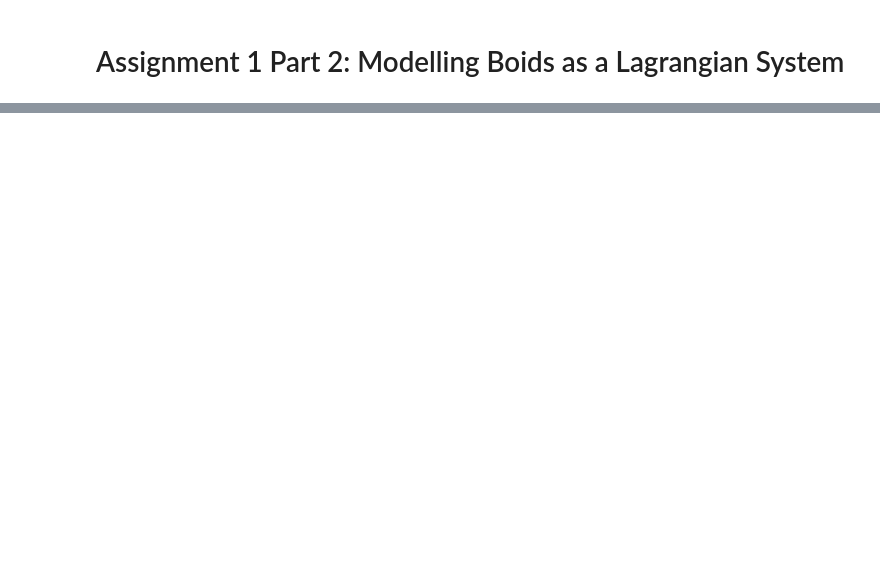
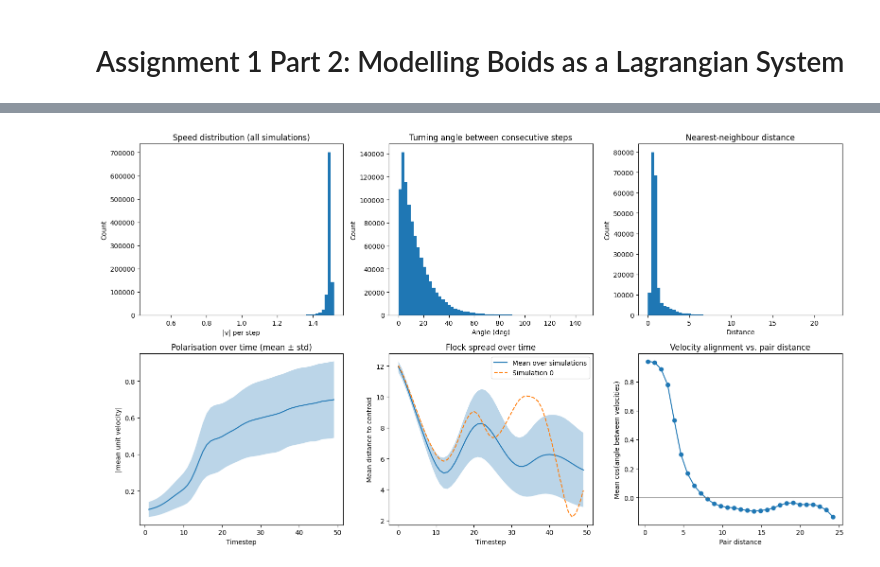
Before and after one commit to ssoda44/ml4sci_ass1, a Jupyter notebook: assignments/Assignment_1_part_2.ipynb, the cells around one changed output, grey strips where cells are left out. Drawn from its saved outputs; the diff is of its cells as text; code cells hidden in the pictures; blank space fills up the shorter version.

```diff
--- a/assignments/Assignment_1_part_2.ipynb
+++ b/assignments/Assignment_1_part_2.ipynb
@@ -122,2 +257,94 @@ FileNotFoundError: Data file not found at c:\Users\19670\Desktop\ml4sci-2026\ass
 # %%
 # Perform the exploratory data analysis here
+
+with open(boids_dataset.path, "rb") as f:
+    raw = pickle.load(f)
+data = T.as_tensor(np.array(raw), dtype=T.float32)   # (S, T, N, 3)
+del raw
+S, T_len, N, D = data.shape
+
+print("Number of simulations:", S)
+print("Trajectory length:", T_len)
+print("Number of boids:", N)
+print("Spatial dimensions:", D)
+print("Position range per axis:", data.amin(dim=(0, 1, 2)).tolist(), "->", data.amax(dim=(0, 1, 2)).tolist())
+
+# Kinematics (time unit = one simulation step)
+velocity = data[:, 1:] - data[:, :-1]                       # (S, T-1, N, 3)
+speed = velocity.norm(dim=-1)                               # (S, T-1, N)
+unit_velocity = velocity / speed.unsqueeze(-1).clamp_min(1e-8)
+
+# Turning angle between consecutive velocity vectors
+cos_turn = (unit_velocity[:, 1:] * unit_velocity[:, :-1]).sum(dim=-1).clamp(-1, 1)
+turning_angle = T.rad2deg(T.acos(cos_turn))                 # (S, T-2, N)
+
+# Polarisation = |mean unit velocity|: 1 = all aligned, ~0 = random directions
+polarisation = unit_velocity.mean(dim=2).norm(dim=-1)       # (S, T-1)
+
+# Flock spread = mean distance to the flock centroid
+spread = (data - data.mean(dim=2, keepdim=True)).norm(dim=-1).mean(dim=2)   # (S, T)
+
+print(f"Speed: mean {speed.mean():.4f}, std {speed.std():.4f}, min {speed.min():.4f}, max {speed.max():.4f}")
+print(f"Turning angle per step: mean {turning_angle.mean():.2f} deg, "
+      f"95th pct {turning_angle.flatten()[::10].quantile(0.95):.2f} deg")
+
+# Interactions (subsample: 200 simulations, every 5th frame)
+sub_pos = data[:200, 1::5]                    # x_t
+sub_vel = velocity[:200, 0::5]                # v_t = x_t - x_{t-1}, same frames
+frames_pos = sub_pos.flatten(0, 1)            # (F, N, 3)
+frames_vel = sub_vel.flatten(0, 1)
+
+pair_dist = T.cdist(frames_pos, frames_pos)   # (F, N, N)
+eye = T.eye(N, dtype=T.bool)
+nearest_neighbour = pair_dist.masked_fill(eye, float("inf")).min(dim=-1).values
+
+frames_unit = frames_vel / frames_vel.norm(dim=-1, keepdim=True).clamp_min(1e-8)
+pair_cos = frames_unit @ frames_unit.transpose(1, 2)   # velocity alignment of each pair
+
+off_diag = ~eye.expand_as(pair_dist)
+d_flat = pair_dist[off_diag].numpy()
+c_flat = pair_cos[off_diag].numpy()
+bins = np.linspace(0, np.percentile(d_flat, 99), 30)
+bin_id = np.clip(np.digitize(d_flat, bins) - 1, 0, len(bins) - 2)
+mean_cos = np.bincount(bin_id, weights=c_flat, minlength=len(bins) - 1) / np.maximum(
+    np.bincount(bin_id, minlength=len(bins) - 1), 1)
+bin_centres = 0.5 * (bins[1:] + bins[:-1])
+
+print(f"Nearest-neighbour distance: mean {nearest_neighbour.mean():.3f}, min {nearest_neighbour.min():.3f}")
+
+# Plots
+fig, axes = plt.subplots(2, 3, figsize=(16, 9))
+
+axes[0, 0].hist(speed.flatten()[::10].numpy(), bins=60)
+axes[0, 0].set(title="Speed distribution (all simulations)", xlabel="|v| per step", ylabel="Count")
+
+axes[0, 1].hist(turning_angle.flatten()[::10].numpy(), bins=60)
+axes[0, 1].set(title="Turning angle between consecutive steps", xlabel="Angle (deg)", ylabel="Count")
+
+axes[0, 2].hist(nearest_neighbour.flatten().numpy(), bins=60)
+axes[0, 2].set(title="Nearest-neighbour distance", xlabel="Distance", ylabel="Count")
+
+t_vel = np.arange(1, T_len)
+m, s = polarisation.mean(0).numpy(), polarisation.std(0).numpy()
+axes[1, 0].plot(t_vel, m)
+axes[1, 0].fill_between(t_vel, m - s, m + s, alpha=0.3)
+axes[1, 0].set(title="Polarisation over time (mean ± std)", xlabel="Timestep", ylabel="|mean unit velocity|")
+
+t_pos = np.arange(T_len)
+m, s = spread.mean(0).numpy(), spread.std(0).numpy()
+axes[1, 1].plot(t_pos, m, label="Mean over simulations")
+axes[1, 1].fill_between(t_pos, m - s, m + s, alpha=0.3)
+axes[1, 1].plot(t_pos, spread[0].numpy(), "--", label="Simulation 0")
+axes[1, 1].set(title="Flock spread over time", xlabel="Timestep", ylabel="Mean distance to centroid")
+axes[1, 1].legend()
+
+axes[1, 2].plot(bin_centres, mean_cos, marker="o")
+axes[1, 2].axhline(0, color="grey", lw=0.8)
+axes[1, 2].set(title="Velocity alignment vs. pair distance", xlabel="Pair distance",
+               ylabel="Mean cos(angle between velocities)")
+
+plt.tight_layout()
+plt.show()
+
+del pair_dist, pair_cos, d_flat, c_flat
+# %% [output]
@@ -123,0 +359 @@ FileNotFoundError: Data file not found at c:\Users\19670\Desktop\ml4sci-2026\ass
+[figure, added]
```
Also changed, not shown: parts of 9 cells of this notebook, 2 other files.
